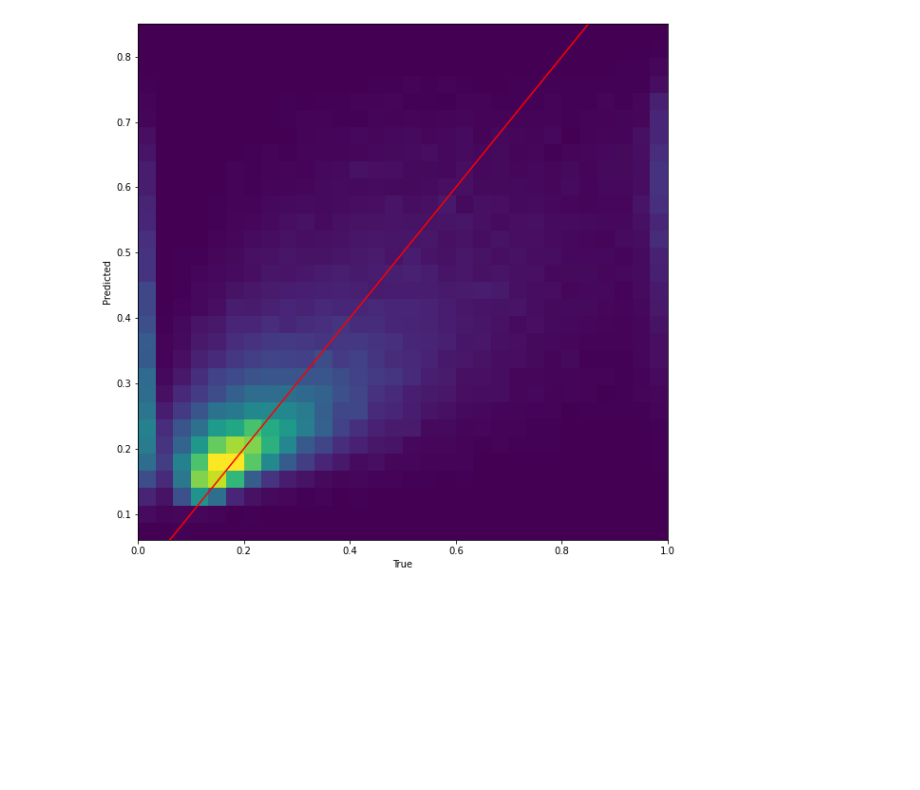
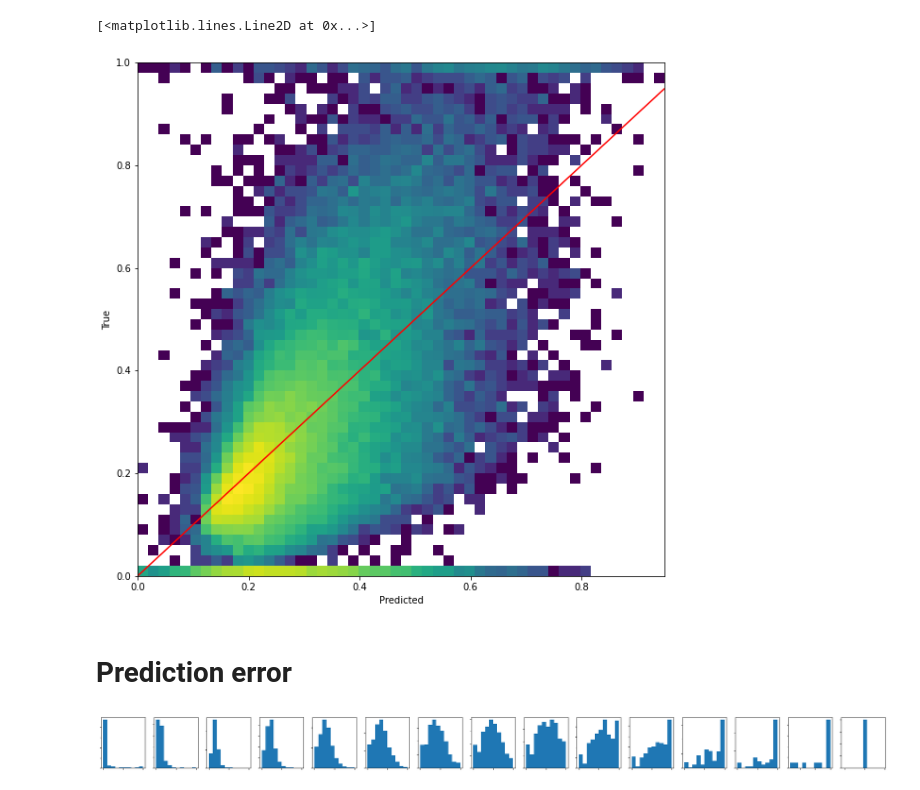
Before and after one commit to nj-vs-vh/ta-muon-puzzle, a Jupyter notebook: notebooks/xgboost-regressor-training.ipynb, the cells around one changed output. Drawn from its saved outputs; the diff is of its cells as text; code cells hidden in the pictures; blank space fills up the shorter version.

```diff
--- a/notebooks/xgboost-regressor-training.ipynb
+++ b/notebooks/xgboost-regressor-training.ipynb
@@ -16,18 +19,22 @@ PREDICT_TOP = True
 X = df[x_columns].to_numpy()
 y = df[y_columns].to_numpy()
 
-y = y[:, 0 if PREDICT_TOP else 1]
+y = np.mean(y, axis=1)
+y = np.maximum(y, 0)
+mask = None
+
+if CLASSIFY_FIRST:
+    classifier = xgb.Booster()
+    classifier.load_model("../trained_models/xgboost-classifier.model")
+    dall = xgb.DMatrix(X)
+    class_predicted = classifier.predict(dall)
+    mask = class_predicted < 0.5
+
+if FILTER:
+    mask = df[FILTER_BY] > FILTER_GREATER_THAN
 
 
-if CUT_EXTREME_VALUES:
-    classifier = xgb.Booster()
-    classifier.load_model("../trained_models/xgboost-classifier.model")
-
-    dall = xgb.DMatrix(X)
-    class_predicted = classifier.predict(dall)
-    mask = class_predicted > 0.5
-    # eps = 0.03
-    # mask = np.logical_and(y > eps, y < 1 - eps)
+if mask is not None:
     X = X[mask, :]
     y = y[mask]
 
@@ -38,11 +42,16 @@ dtest = xgb.DMatrix(X_test, label=y_test)
+# %%
+def calculate_weight(muon_fraction: float) -> float:
+    return 1 / (2 - muon_fraction)
+
+dtrain = xgb.DMatrix(X_train, label=y_train, weight=np.array([calculate_weight(y_) for y_ in y_train]))
+dtest = xgb.DMatrix(X_test, label=y_test, weight=np.array([calculate_weight(y_) for y_ in y_test]))
 # %%
 param = {
     'max_depth': 8,
     'learning_rate': 0.05,
     'min_child_weight': 3.0,
     'subsample': 0.8,
-    'objective': 'reg:logistic',
-    'eval_metric': 'rmse',
+    'objective': 'reg:squarederror',
 }
 
 epochs = 500
@@ -69,16 +78,21 @@ model = xgb.train(param, dtrain, num_boost_round=epochs, evals=[(dtest, 'test')]
 # %%
 y_pred = model.predict(dtest)
+y_pred = np.maximum(y_pred, 0)
+y_pred = np.minimum(y_pred, 1)
 y_true = dtest.get_label()
 
 from matplotlib.colors import LogNorm
 
 fig, ax = plt.subplots(figsize=(10, 10))
 
-ax.hist2d(y_true, y_pred, bins=30) # , norm=LogNorm())
-ax.set_xlabel("True")
-ax.set_ylabel("Predicted")
+ax.hist2d(y_pred, y_true, bins=50, norm=LogNorm())
+ax.set_xlabel("Predicted")
+ax.set_ylabel("True")
 ax.plot([0, 1], [0, 1], color='red')
 
-plt.savefig(f"../pics/xgboost-evaluation-{param['objective']}-no-extremes.png", bbox_inches='tight')
+# plt.savefig(f"../pics/xgboost-evaluation-{param['objective']}.png", bbox_inches='tight')
 # %% [output]
+[<matplotlib.lines.Line2D at 0x...>]
-[figure, old version]
+[figure, new version]
+# %% [markdown]
+# Prediction error
@@ -84,0 +102,28 @@ plt.savefig(f"../pics/xgboost-evaluation-{param['objective']}-no-extremes.png",
+# %%
+bin_edges = np.linspace(0, 1, N_BINS + 1)
+
+fig, axes = plt.subplots(nrows=1, ncols=N_BINS, figsize=(30, 2))
+
+predicted = []
+true_mean = []
+true_lower_cl = []
+true_upper_cl = []
+
+for idx, (bin_edge_l, bin_edge_r) in enumerate(zip(bin_edges[:-1], bin_edges[1:])):
+    predicted_in_range_mask = np.logical_and(y_pred >= bin_edge_l, y_pred <= bin_edge_r)
+    true_for_predicted_in_range = y_true[predicted_in_range_mask]
+    ax: plt.Axes = axes[idx]
+    ax.hist(true_for_predicted_in_range)
+    ax.set_xticklabels([])
+    ax.set_yticklabels([])
+    predicted.append(0.5 * (bin_edge_l + bin_edge_r))
+    true_mean.append(np.mean(true_for_predicted_in_range))
+    true_lower_cl.append(np.quantile(true_for_predicted_in_range, QUANTILE))
+    true_upper_cl.append(np.quantile(true_for_predicted_in_range, 1 - QUANTILE))
+
+predicted = np.array(predicted)
+true_mean = np.array(true_mean)
+true_lower_cl = np.array(true_lower_cl)
+true_upper_cl = np.array(true_upper_cl)
+# %% [output]
+[figure, added]
```
Also changed, not shown: parts of 6 cells of this notebook, 5 other files.
